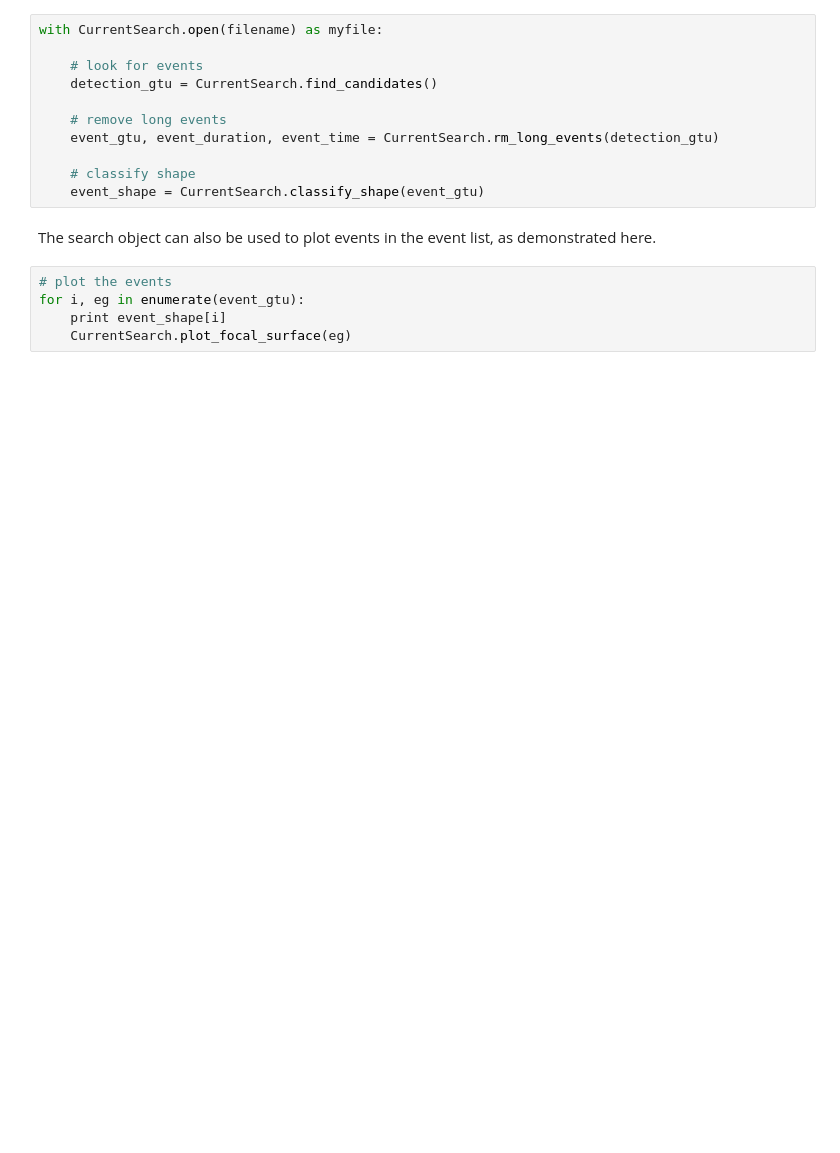
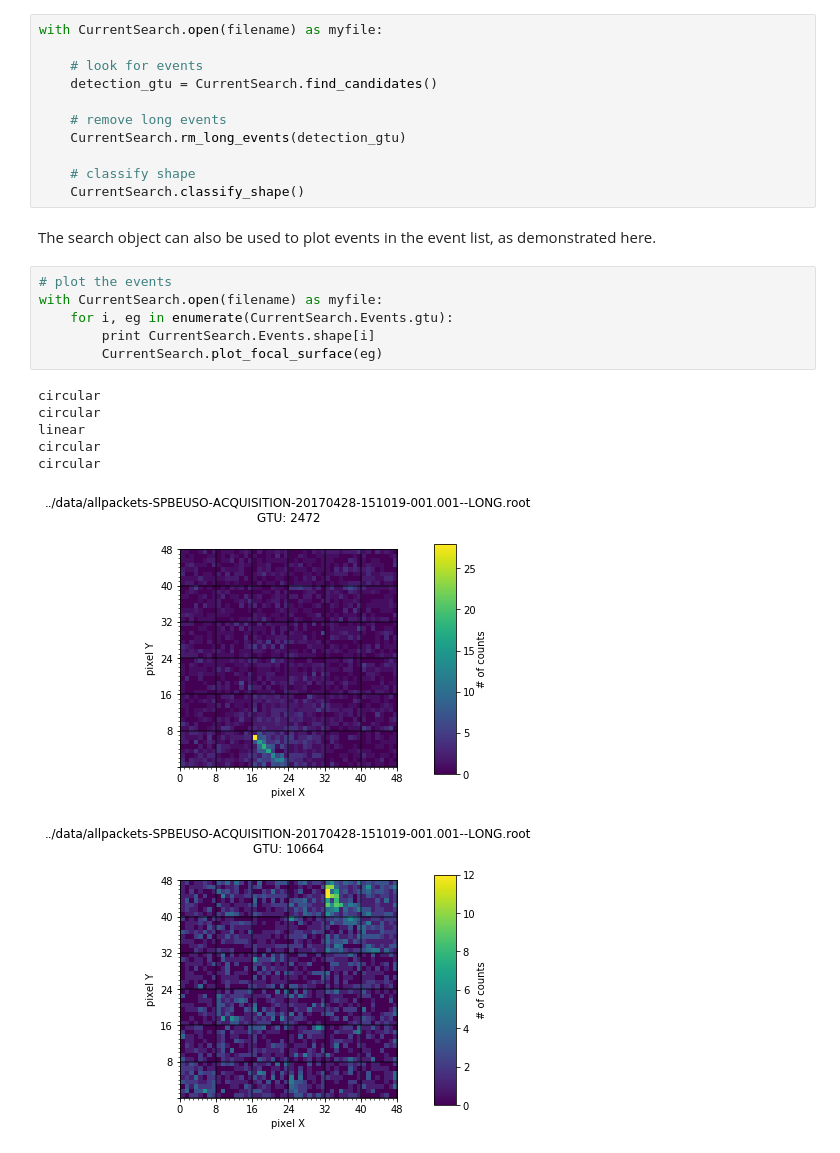
Before and after one commit to cescalara/directhit_analysis, a Jupyter notebook: examples/directhit_search_demo.ipynb, the cells around one changed output. Cells and saved outputs as stored; diff of their text form; blank space fills up the shorter version.

Commit message:
Edit to store all data in Events tuple

```diff
--- a/examples/directhit_search_demo.ipynb
+++ b/examples/directhit_search_demo.ipynb
@@ -46,14 +44,23 @@ with CurrentSearch.open(filename) as myfile:
     detection_gtu = CurrentSearch.find_candidates()
 
     # remove long events
-    event_gtu, event_duration, event_time = CurrentSearch.rm_long_events(detection_gtu)
+    CurrentSearch.rm_long_events(detection_gtu)
 
     # classify shape
-    event_shape = CurrentSearch.classify_shape(event_gtu)
+    CurrentSearch.classify_shape()
 # %% [markdown]
 The search object can also be used to plot events in the event list, as demonstrated here.
 # %%
 # plot the events
-for i, eg in enumerate(event_gtu):
-    print event_shape[i]
-    CurrentSearch.plot_focal_surface(eg)
+with CurrentSearch.open(filename) as myfile:
+    for i, eg in enumerate(CurrentSearch.Events.gtu):
+        print CurrentSearch.Events.shape[i]
+        CurrentSearch.plot_focal_surface(eg)
+# %% [output]
+circular
+circular
+linear
+circular
+circular
+[figure, added]
+[figure, added]
```
Also changed, not shown: parts of 2 cells of this notebook, 1 other file.
